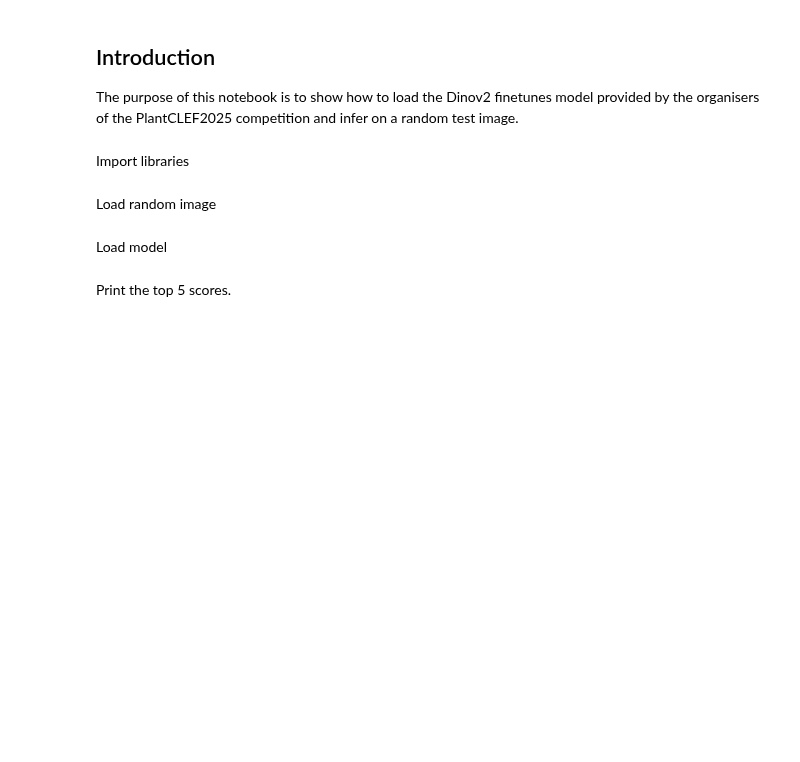
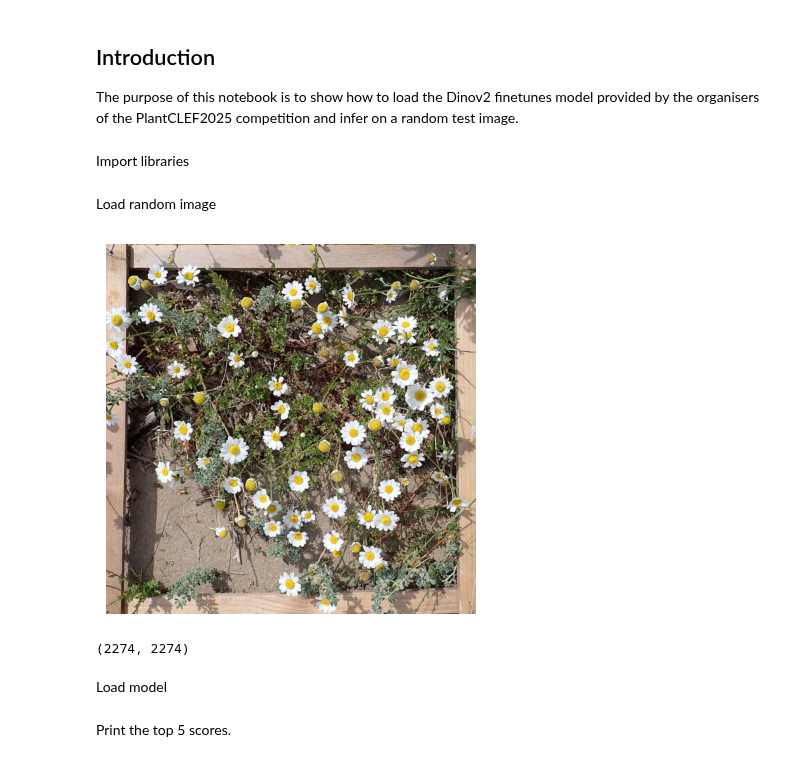
Before and after one commit to geranium12/plant-clef-2025, a Jupyter notebook: notebooks/official-starter-notebook-inference-single-image.ipynb, the cells around one changed output. Cells and saved outputs as stored; diff of their text form; code cells hidden in the pictures; blank space fills up the shorter version.

```diff
--- a/notebooks/official-starter-notebook-inference-single-image.ipynb
+++ b/notebooks/official-starter-notebook-inference-single-image.ipynb
@@ -25,13 +29,17 @@ id_to_species = (
 Load random image
 # %%
 img = Image.open(
-    "/kaggle/input/plantclef-2025/PlantCLEF2025_test_images/PlantCLEF2025_test_images/GUARDEN-CBNMed-30-4-16-3-20240428.jpg"
+    f"{TEST_DATA_PATH}PlantCLEF2025_test_images/PlantCLEF2025_test_images/GUARDEN-CBNMed-30-4-16-3-20240428.jpg"
 )
 plt.imshow(img)
 plt.axis("off")
 plt.show()
+# %% [output]
+[figure, added]
 # %%
 img.size
+# %% [output]
+(2274, 2274)
 # %% [markdown]
 Load model
 # %%
```
Also changed, not shown: parts of 3 cells of this notebook, 4 other files.
